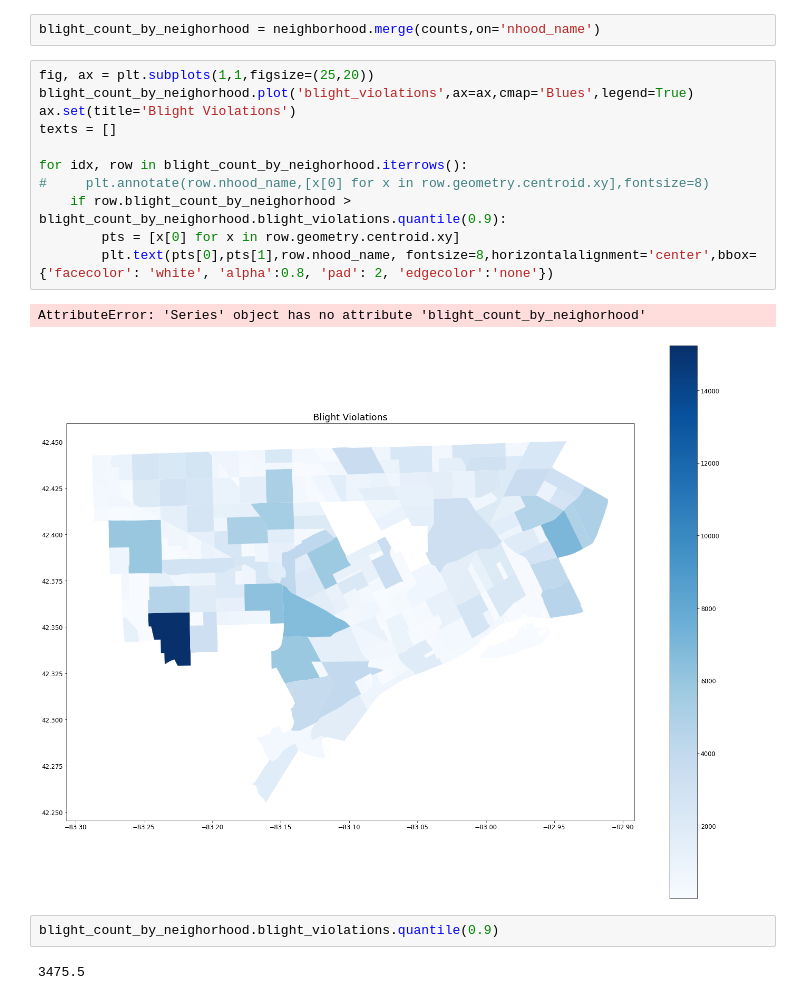
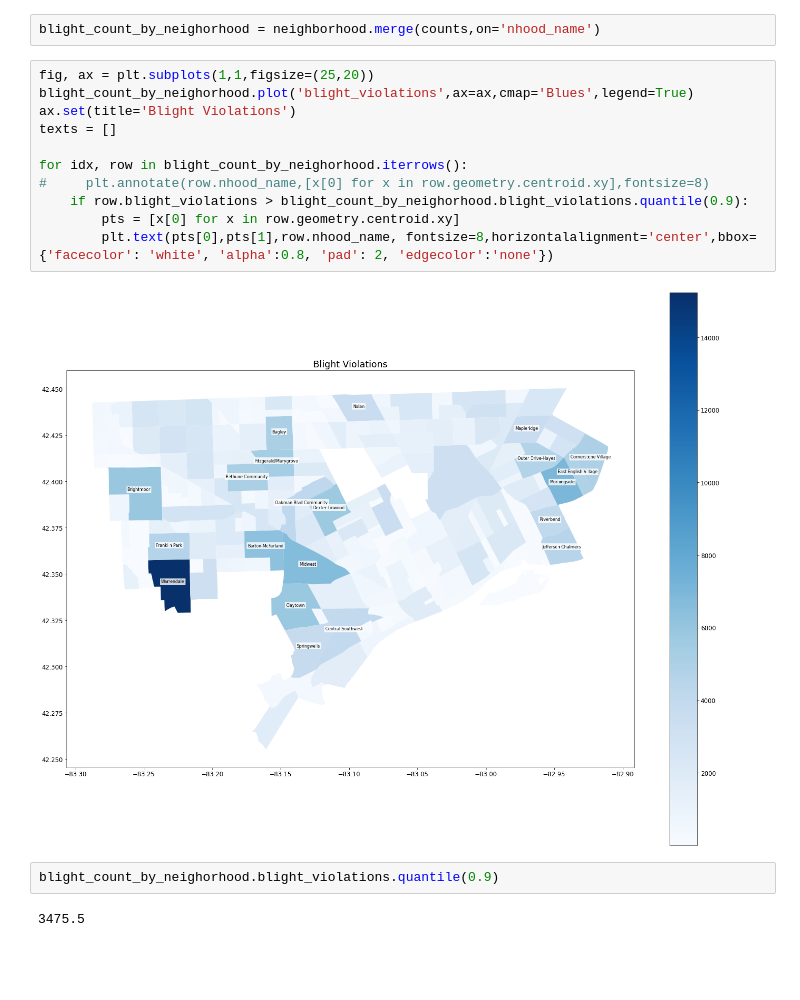
Before and after one commit to ahakso/detroit, a Jupyter notebook: blighted_neighborhoods.ipynb, the cells around one changed output. Cells and saved outputs as stored; diff of their text form; blank space fills up the shorter version.

```diff
--- a/blighted_neighborhoods.ipynb
+++ b/blighted_neighborhoods.ipynb
@@ -32,18 +32,17 @@ blight_count_by_neighorhood = neighborhood.merge(counts,on='nhood_name')
 # %%
 fig, ax = plt.subplots(1,1,figsize=(25,20))
 blight_count_by_neighorhood.plot('blight_violations',ax=ax,cmap='Blues',legend=True)
 ax.set(title='Blight Violations')
 texts = []
 
 for idx, row in blight_count_by_neighorhood.iterrows():
 #     plt.annotate(row.nhood_name,[x[0] for x in row.geometry.centroid.xy],fontsize=8)
-    if row.blight_count_by_neighorhood > blight_count_by_neighorhood.blight_violations.quantile(0.9):
+    if row.blight_violations > blight_count_by_neighorhood.blight_violations.quantile(0.9):
         pts = [x[0] for x in row.geometry.centroid.xy]
         plt.text(pts[0],pts[1],row.nhood_name, fontsize=8,horizontalalignment='center',bbox={'facecolor': 'white', 'alpha':0.8, 'pad': 2, 'edgecolor':'none'})
 # %% [output]
-AttributeError: 'Series' object has no attribute 'blight_count_by_neighorhood'
-[figure, old version]
+[figure, new version]
-# %%
-blight_count_by_neighorhood.blight_violations.quantile(0.9)
-# %% [output]
-3475.5
+# %%
+blight_count_by_neighorhood.blight_violations.quantile(0.9)
+# %% [output]
+3475.5
```
